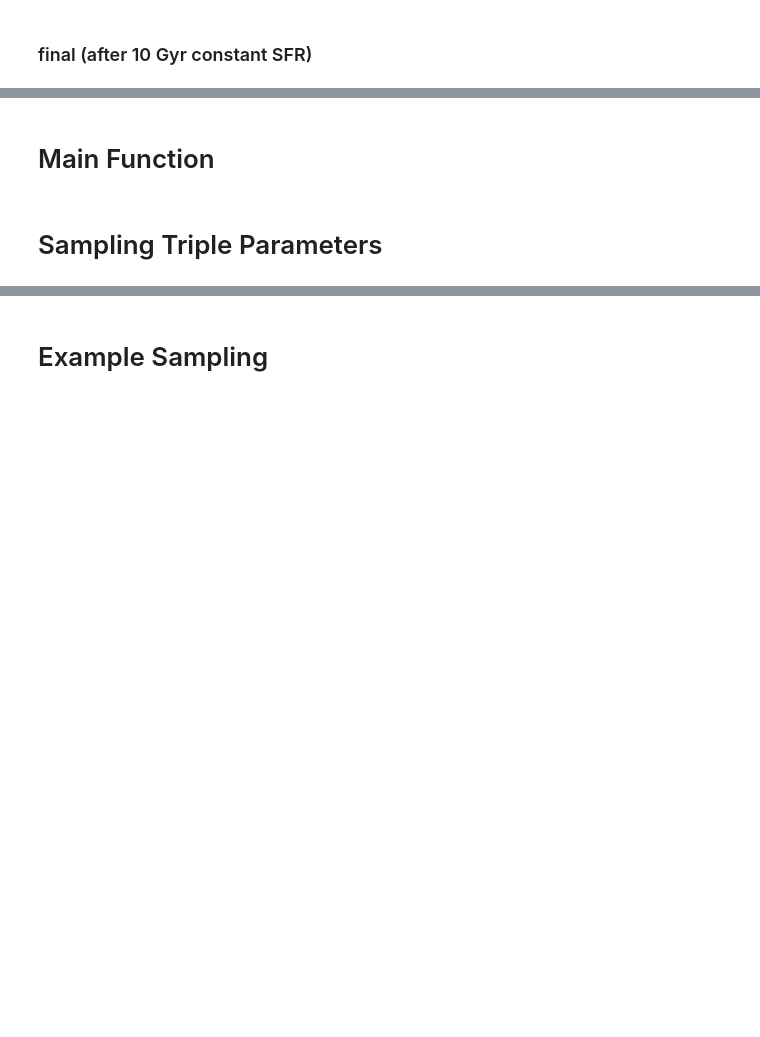
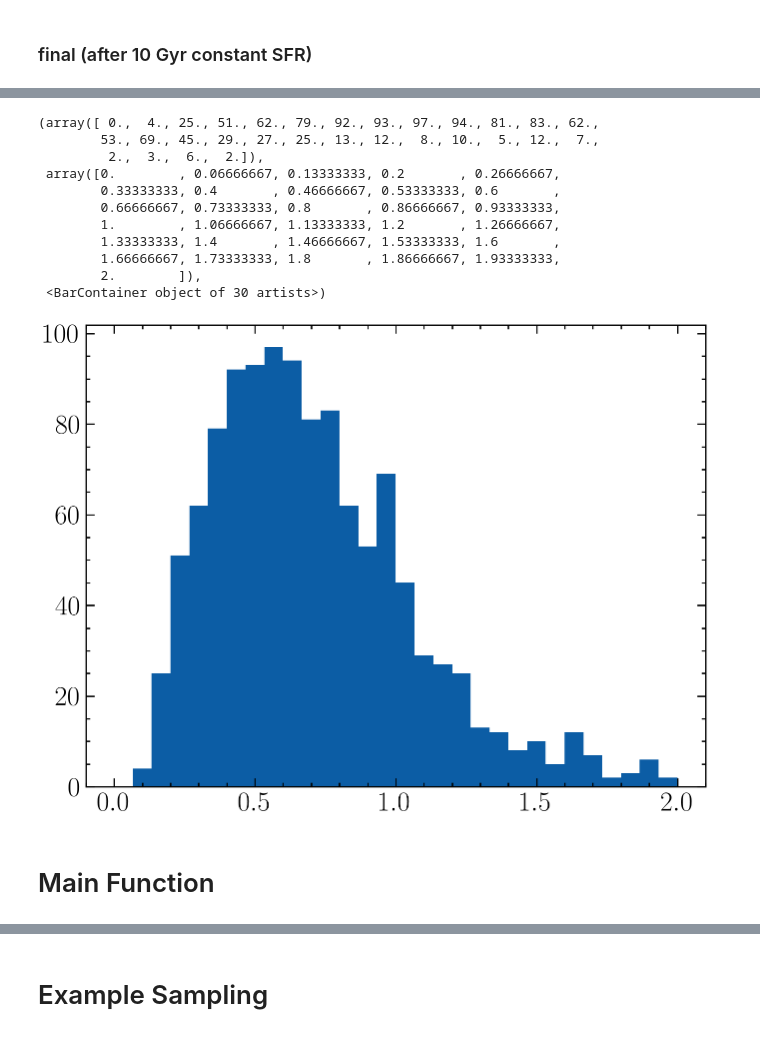
Before and after one commit to cheyanneshariat/gaia_triples, a Jupyter notebook: sampling_triples.ipynb, the cells around one changed output, grey strips where cells are left out. Cells and saved outputs as stored; diff of their text form; code cells hidden in the pictures; blank space fills up the shorter version.

```diff
--- a/sampling_triples.ipynb
+++ b/sampling_triples.ipynb
@@ -150,3 +206,18 @@ plt.show()
+# %%
+plt.hist(m1s_triples,range=(0,2),bins=30)
+# %% [output]
+(array([ 0.,  4., 25., 51., 62., 79., 92., 93., 97., 94., 81., 83., 62.,
+        53., 69., 45., 29., 27., 25., 13., 12.,  8., 10.,  5., 12.,  7.,
+         2.,  3.,  6.,  2.]),
+ array([0.        , 0.06666667, 0.13333333, 0.2       , 0.26666667,
+        0.33333333, 0.4       , 0.46666667, 0.53333333, 0.6       ,
+        0.66666667, 0.73333333, 0.8       , 0.86666667, 0.93333333,
+        1.        , 1.06666667, 1.13333333, 1.2       , 1.26666667,
+        1.33333333, 1.4       , 1.46666667, 1.53333333, 1.6       ,
+        1.66666667, 1.73333333, 1.8       , 1.86666667, 1.93333333,
+        2.        ]),
+ <BarContainer object of 30 artists>)
+[figure, added]
 # %% [markdown]
 # Main Function
 # %%
@@ -270,5 +346,3 @@ def initial_conditions(IMF : str = 'constant_SFR',
         return np.array([m1,m2,m3,R1,R2,beta,beta2,gamma,gamma2,a1,a2,e1,e2,g1,g2,i,t_i,age])
     else:
         return initial_conditions(IMF = IMF, Periods = Periods, mass_ratios = mass_ratios)
-# %% [markdown]
-# Sampling Triple Parameters
```
Also changed, not shown: parts of 19 cells of this notebook, 1 other file.
